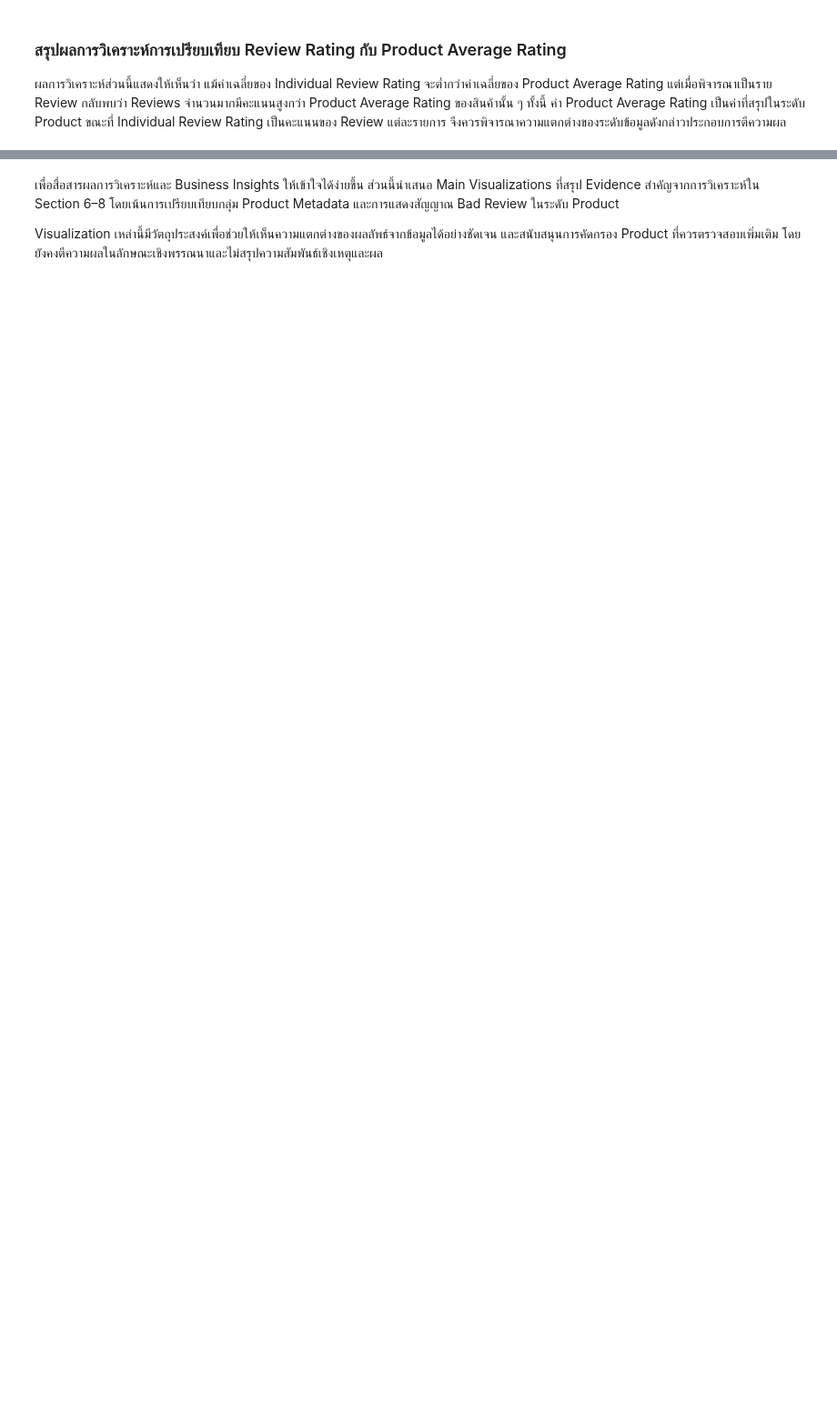
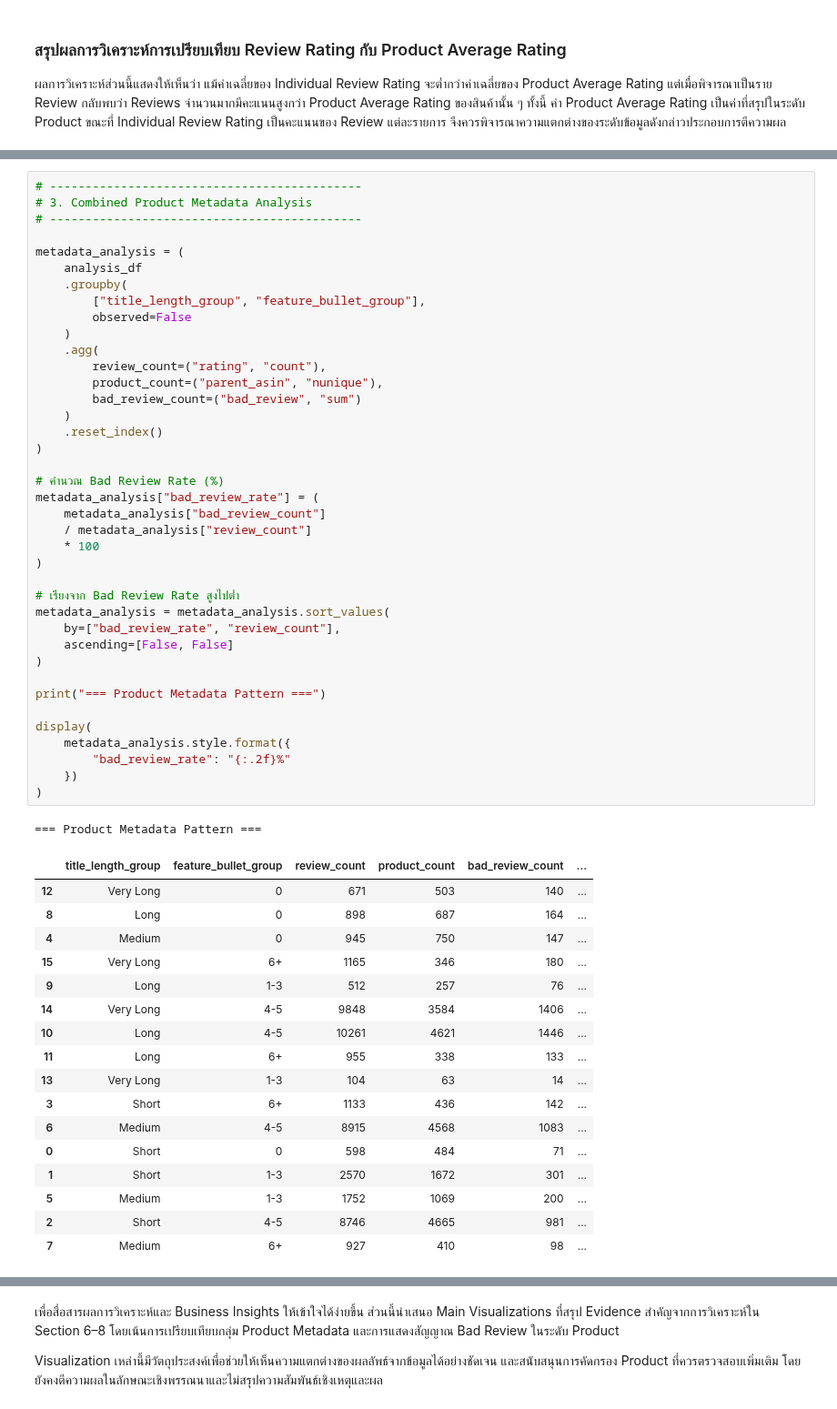
Before and after one commit to suphitchakh-web/Project_1, a Jupyter notebook: Team06_Part2 & Part3.ipynb, the cells around one changed output, grey strips where cells are left out. Shown at 91% size. Cells and saved outputs as stored; diff of their text form; blank space fills up the shorter version.

```diff
--- a/Team06_Part2 & Part3.ipynb
+++ b/Team06_Part2 & Part3.ipynb
@@ -2551,0 +1834,58 @@ Reality Check สนับสนุนให้ใช้ Business Insights ท
+# %%
+# --------------------------------------------
+# 3. Combined Product Metadata Analysis
+# --------------------------------------------
+
+metadata_analysis = (
+    analysis_df
+    .groupby(
+        ["title_length_group", "feature_bullet_group"],
+        observed=False
+    )
+    .agg(
+        review_count=("rating", "count"),
+        product_count=("parent_asin", "nunique"),
+        bad_review_count=("bad_review", "sum")
+    )
+    .reset_index()
+)
+
+# คำนวณ Bad Review Rate (%)
+metadata_analysis["bad_review_rate"] = (
+    metadata_analysis["bad_review_count"]
+    / metadata_analysis["review_count"]
+    * 100
+)
+
+# เรียงจาก Bad Review Rate สูงไปต่ำ
+metadata_analysis = metadata_analysis.sort_values(
+    by=["bad_review_rate", "review_count"],
+    ascending=[False, False]
+)
+
+print("=== Product Metadata Pattern ===")
+
+display(
+    metadata_analysis.style.format({
+        "bad_review_rate": "{:.2f}%"
+    })
+)
+# %% [output]
+=== Product Metadata Pattern ===
+|  | title_length_group | feature_bullet_group | review_count | product_count | bad_review_count | ... |
+| 12 | Very Long | 0 | 671 | 503 | 140 | ... |
+| 8 | Long | 0 | 898 | 687 | 164 | ... |
+| 4 | Medium | 0 | 945 | 750 | 147 | ... |
+| 15 | Very Long | 6+ | 1165 | 346 | 180 | ... |
+| 9 | Long | 1-3 | 512 | 257 | 76 | ... |
+| 14 | Very Long | 4-5 | 9848 | 3584 | 1406 | ... |
+| 10 | Long | 4-5 | 10261 | 4621 | 1446 | ... |
+| 11 | Long | 6+ | 955 | 338 | 133 | ... |
+| 13 | Very Long | 1-3 | 104 | 63 | 14 | ... |
+| 3 | Short | 6+ | 1133 | 436 | 142 | ... |
+| 6 | Medium | 4-5 | 8915 | 4568 | 1083 | ... |
+| 0 | Short | 0 | 598 | 484 | 71 | ... |
+| 1 | Short | 1-3 | 2570 | 1672 | 301 | ... |
+| 5 | Medium | 1-3 | 1752 | 1069 | 200 | ... |
+| 2 | Short | 4-5 | 8746 | 4665 | 981 | ... |
+| 7 | Medium | 6+ | 927 | 410 | 98 | ... |
```
Also changed, not shown: parts of 159 cells of this notebook.
